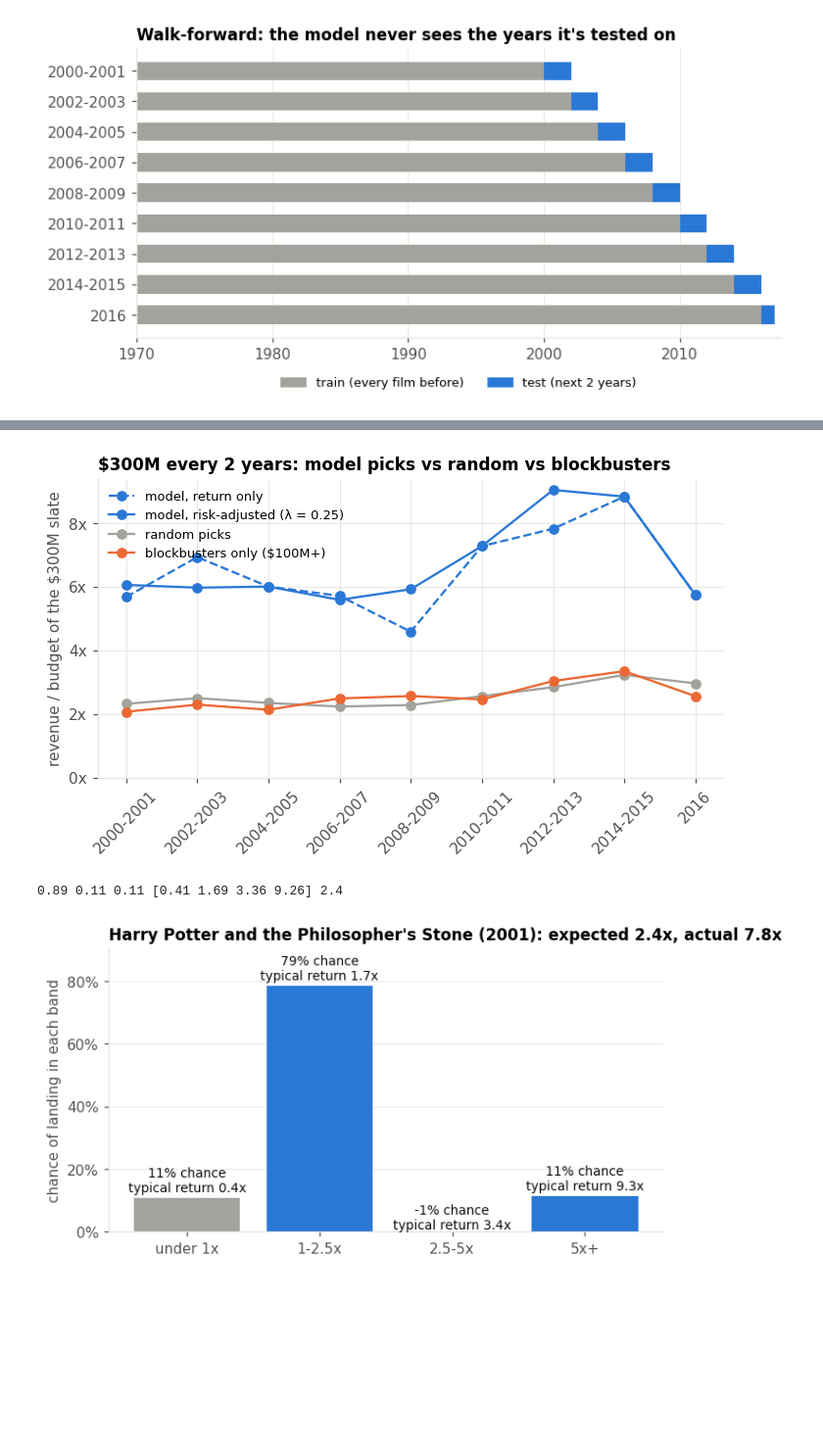
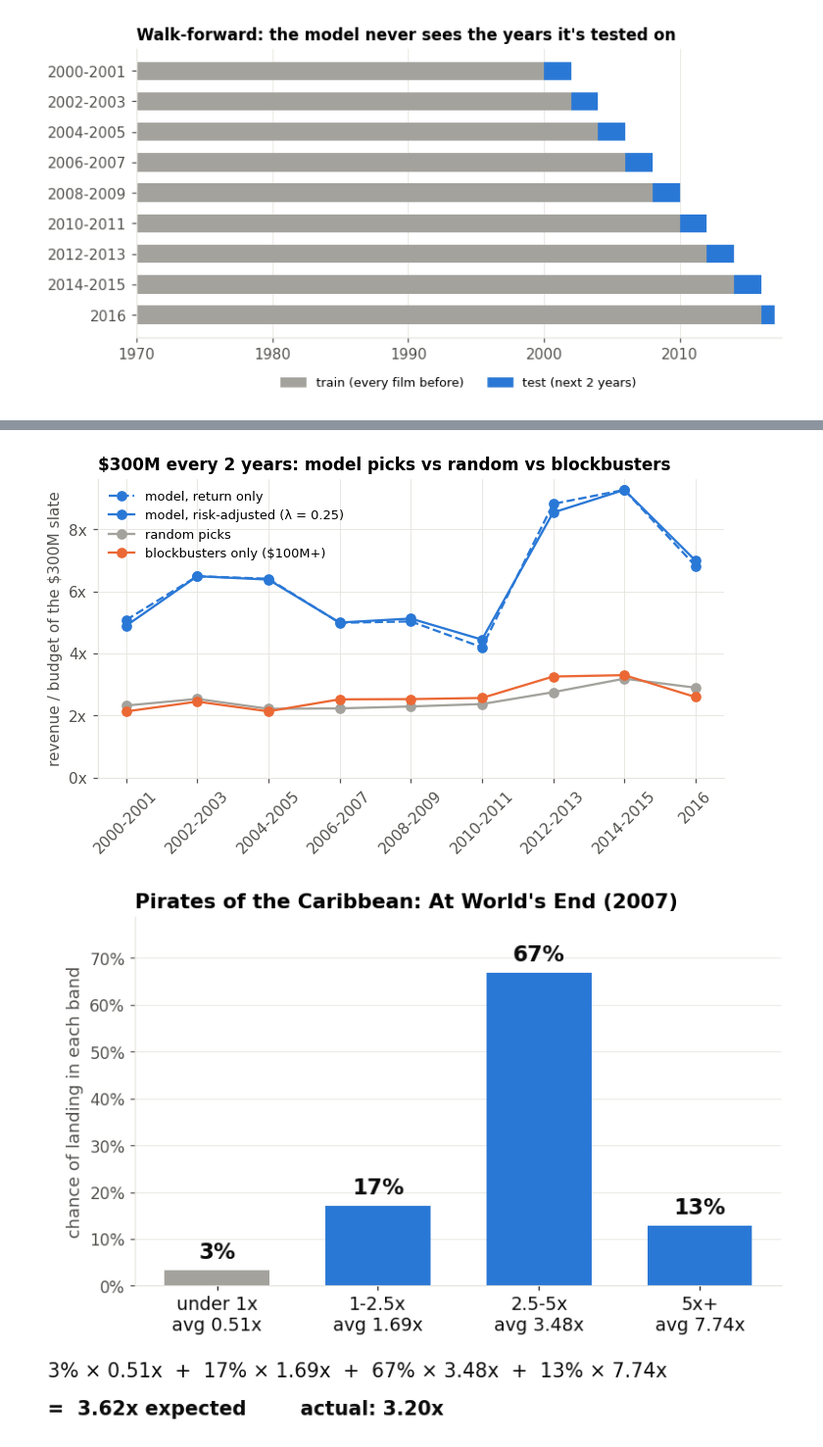
Before and after one commit to throkbor/movies-case, a Jupyter notebook: notebooks/model_charts.ipynb, the cells around one changed output, grey strips where cells are left out. Shown at 98% size. Cells and saved outputs as stored; diff of their text form; code cells hidden in the pictures; blank space fills up the shorter version.

```diff
--- a/notebooks/model_charts.ipynb
+++ b/notebooks/model_charts.ipynb
@@ -109,0 +120,17 @@ save(fig, "13_shap_top")
+# %%
+# which way each top feature pushes: one dot per film. right = more likely to make its budget back
+shap = pd.read_csv("../data/processed/shap_cast.csv")
+values = pred.set_index("id").loc[shap["id"]]
+top = importance.head(8).index
+fig, ax = plt.subplots(figsize=(6, 3.8))
+rng = np.random.default_rng(0)
+for row, f in enumerate(top[::-1]):
+    v = values[f].rank(pct=True).values  # colour = how high the film's value is compared with other films
+    ax.scatter(shap[f], row + rng.uniform(-0.3, 0.3, len(shap)), c=v, cmap="coolwarm", s=3, alpha=0.6,
+               vmin=0, vmax=1, rasterized=True)
+ax.set_yticks(range(len(top)), [labels.get(f, f) for f in top[::-1]])
+ax.axvline(0, color=GRID, linewidth=1)
+ax.grid(axis="y", visible=False)
+ax.set_xlabel("push on the prediction (SHAP): left = less likely, right = more likely")
+ax.set_title("Which way each feature pushes (blue = low value, red = high)")
+save(fig, "13b_shap_direction")
@@ -129,5 +158,5 @@ save(fig, "14_picks_vs_pool")
 # %%
-per_block = draws.groupby(["strategy", "block", "draw"])["multiple"].first().groupby(["strategy", "block"])
+per_block = draws.groupby(["strategy", "block"])["multiple"]
 mid, low, high = per_block.median().unstack(0), per_block.quantile(0.05).unstack(0), per_block.quantile(0.95).unstack(0)
 blocks = mid.index
 fig, ax = plt.subplots(figsize=(7.5, 3.6))
@@ -144,33 +173,40 @@ ax.legend(loc="upper left", fontsize=8.5)
 ax.set_title("$300M every 2 years: model picks vs random vs blockbusters")
 save(fig, "15_backtest_by_block")
 # %% [output]
-[figure, old version]
+[figure, new version]
 # %%
 # worked example: how the 1x, 2.5x and 5x models combine into one expected multiple
-film = pred[pred["title"] == "Harry Potter and the Philosopher's Stone"].iloc[0]
+film = pred[pred["title"] == "Pirates of the Caribbean: At World's End"].iloc[0]
 p1, p2_5, p5 = film["pred"], film["pred_2.5x"], film["pred_5x"]
 chances = [1 - p1, p1 - p2_5, p2_5 - p5, p5]
 
-# band medians come from the years the model trained on, same as in model.py
-train_roi = d.loc[d["year"] < film["year"] // 2 * 2, "roi"]
-medians = train_roi.groupby(pd.cut(train_roi, [0, 1, 2.5, 5, np.inf])).median().values
+# band averages come from the years the model trained on, for films with a similar budget, same as in backtest.py
+edges, means, _ = band_averages(d[d["year"] < film["year"] // 2 * 2])
+averages = means[np.searchsorted(edges, film["budget_real"])]
+expected = sum(c * m for c, m in zip(chances, averages))
+
 bands = ["under 1x", "1-2.5x", "2.5-5x", "5x+"]
-
-fig, ax = plt.subplots(figsize=(7, 3.6))
-ax.bar(bands, chances, color=[GRAY, BLUE, BLUE, BLUE])
-for i, (c, m) in enumerate(zip(chances, medians)):
-    ax.text(i, c + 0.01, f"{c:.0%} chance\ntypical return {m:.1f}x", ha="center", va="bottom", fontsize=9, color=INK)
+labels = [f"{b}\navg {m:.2f}x" for b, m in zip(bands, averages)]
+fig, ax = plt.subplots(figsize=(8, 4.6))
+ax.bar(labels, chances, color=[GRAY, BLUE, BLUE, BLUE], width=0.65)
+for i, c in enumerate(chances):
+    ax.text(i, c + 0.015, f"{c:.0%}", ha="center", va="bottom", fontsize=15, fontweight="bold", color=INK)
 ax.yaxis.set_major_formatter(PCT)
+ax.tick_params(axis="x", labelsize=12.5, colors=INK)
+ax.tick_params(axis="y", labelsize=11)
 ax.set_ylim(0, max(chances) + 0.12)
 ax.grid(axis="x", visible=False)
-ax.set_ylabel("chance of landing in each band")
-expected = sum(c * m for c, m in zip(chances, medians))
-ax.set_title(f"{film['title']} ({film['year']:.0f}): expected {expected:.1f}x, actual {film['roi']:.1f}x")
+ax.set_ylabel("chance of landing in each band", fontsize=12)
+ax.set_title(f"{film['title']} ({film['year']:.0f})", fontsize=14)
+
+# the actual sum, written out under the chart
+parts = "  +  ".join(f"{c:.0%} × {m:.2f}x" for c, m in zip(chances, averages))
+fig.text(0.02, -0.08, parts, fontsize=13.5, color=INK, ha="left")
+fig.text(0.02, -0.16, f"=  {expected:.2f}x expected        actual: {film['roi']:.2f}x",
+         fontsize=13.5, color=INK, ha="left", fontweight="bold")
 save(fig, "16_three_models_example")
-print(round(p1, 2), round(p2_5, 2), round(p5, 2), medians.round(2), round(expected, 2))
 # %% [output]
-0.89 0.11 0.11 [0.41 1.69 3.36 9.26] 2.4
-[figure, old version]
+[figure, new version]
 # %%
 # the 30 made-up films for next year, and which ones the model funds with $300M
 future = pd.read_csv("../data/processed/future_profiles.csv").sort_values("exp_multiple")
```
Also changed, not shown: parts of 11 cells of this notebook, 30 other files.
